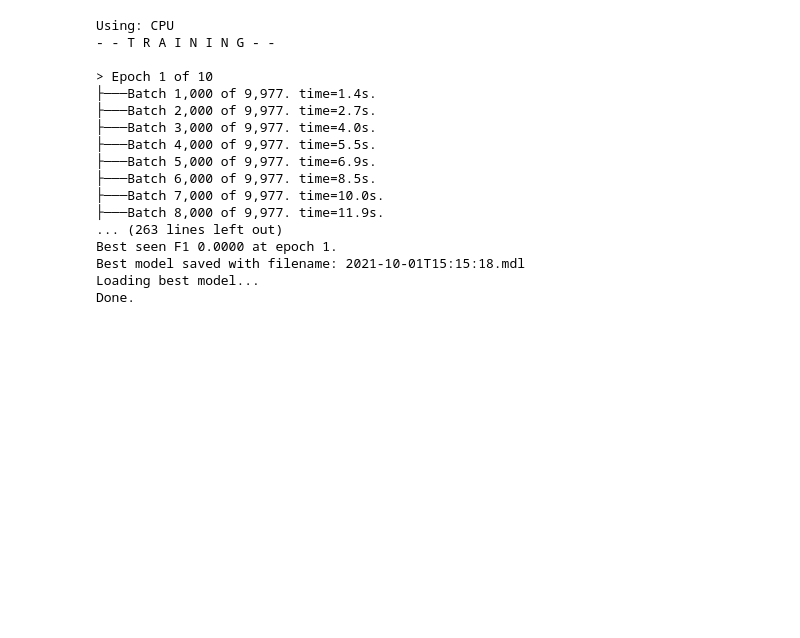
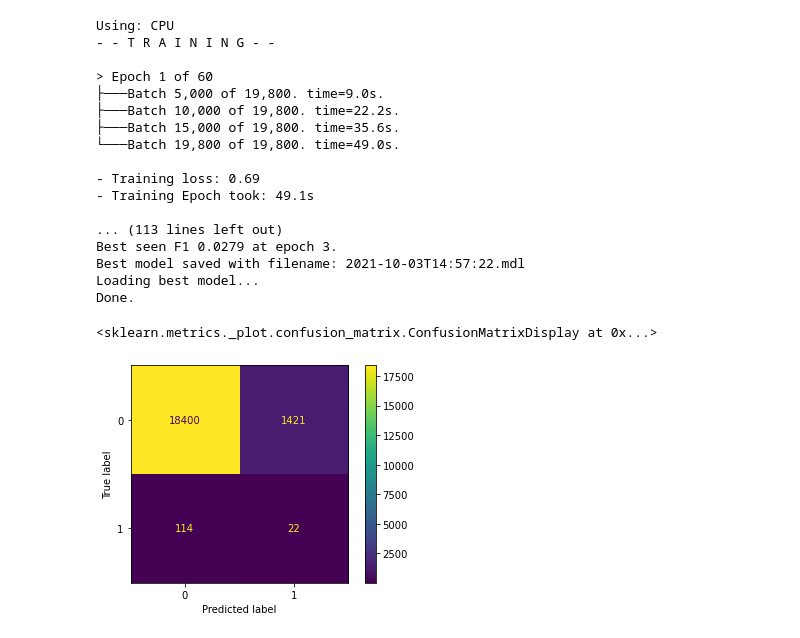
Before and after one commit to bellicapelli0/FRISS-technical-assignment, a Jupyter notebook: PyTorch_Classifier.ipynb, the cells around one changed output. Saved outputs shown, nothing was run; the diff lists cells and outputs as text; code cells hidden in the pictures; blank space fills up the shorter version.

```diff
--- a/PyTorch_Classifier.ipynb
+++ b/PyTorch_Classifier.ipynb
@@ -224,5 +244,27 @@ Preprocessing took 1.14 seconds
+# %%
+# Undersampling
+
+fraud_entries = train[train["sys_fraud"] == 1]
+non_fraud_entries = train[train["sys_fraud"] == 0].sample(len(fraud_entries))
+train = fraud_entries.append(non_fraud_entries).sample(frac=1.0)
+# %%
+# SMOTE over-sampling
+
+from imblearn.over_sampling import SMOTE
+smote = SMOTE()
+train, y = smote.fit_resample(train.drop(columns=["sys_fraud"]), train["sys_fraud"])
+train["sys_fraud"] = y
+train = train.sample(frac=1.0)
+# %%
+# Over and Under sampling
+
+from imblearn.combine import SMOTEENN
+smoteenn = SMOTEENN()
+train, y = smoteenn.fit_resample(train.drop(columns=["sys_fraud"]), train["sys_fraud"])
+train["sys_fraud"] = y
+train = train.sample(frac=1.0)
 # %%
-epochs = 10
+epochs = 60
 max_patience = 3
 
 if torch.cuda.is_available():
@@ -232,37 +274,40 @@ else:
   print('Using: CPU')
   DEVICE = torch.device("cpu")
 
-torch.manual_seed(1004)
+torch.manual_seed(1)
 
 train_set = ClaimDataset(train)
 test_set = ClaimDataset(test)
 train_dataloader = DataLoader(train_set, batch_size = 8, num_workers = 2, shuffle=True)
-test_dataloader = DataLoader(test_set, batch_size = 8, num_workers = 2, shuffle=False)
+test_dataloader = DataLoader(test_set, batch_size = 1, num_workers = 2, shuffle=False)
 
 input_features = train_set.number_of_features()
 
 model = ClaimClassifier(input_features)
 model.to(DEVICE)
 
-criterion = nn.CrossEntropyLoss()
-optimizer = torch.optim.Adam(model.parameters(), lr = 3e-5, eps = 1e-8)
+weight = torch.tensor([1.0,1.1])
 
-model = train_model(model, criterion, optimizer, train_dataloader, test_dataloader, DEVICE, epochs, max_patience)
+criterion = nn.CrossEntropyLoss(weight = weight)
+optimizer = torch.optim.Adam(model.parameters(), lr = 1e-6)
+
+model, preds, labels = train_model(model, criterion, optimizer, train_dataloader, test_dataloader,
+                                   DEVICE, epochs, max_patience)
 # %% [output]
 Using: CPU
 - - T R A I N I N G - -
 
-> Epoch 1 of 10
-├───Batch 1,000 of 9,977. time=1.4s.
-├───Batch 2,000 of 9,977. time=2.7s.
-├───Batch 3,000 of 9,977. time=4.0s.
-├───Batch 4,000 of 9,977. time=5.5s.
-├───Batch 5,000 of 9,977. time=6.9s.
-├───Batch 6,000 of 9,977. time=8.5s.
-├───Batch 7,000 of 9,977. time=10.0s.
-├───Batch 8,000 of 9,977. time=11.9s.
-... (263 lines left out)
-Best seen F1 0.0000 at epoch 1.
-Best model saved with filename: 2021-10-01T15:15:18.mdl
+> Epoch 1 of 60
+├───Batch 5,000 of 19,800. time=9.0s.
+├───Batch 10,000 of 19,800. time=22.2s.
+├───Batch 15,000 of 19,800. time=35.6s.
+└───Batch 19,800 of 19,800. time=49.0s.
+
+- Training loss: 0.69
+- Training Epoch took: 49.1s
+
+... (113 lines left out)
+Best seen F1 0.0279 at epoch 3.
+Best model saved with filename: 2021-10-03T14:57:22.mdl
 Loading best model...
 Done.
@@ -270,0 +314,9 @@ type()
+# %%
+cm = confusion_matrix(labels, preds)
+
+cmd_obj = ConfusionMatrixDisplay(cm)
+
+cmd_obj.plot()
+# %% [output]
+<sklearn.metrics._plot.confusion_matrix.ConfusionMatrixDisplay at 0x...>
+[figure, added]
```
Also changed, not shown: parts of 9 cells of this notebook, 3 other files.
